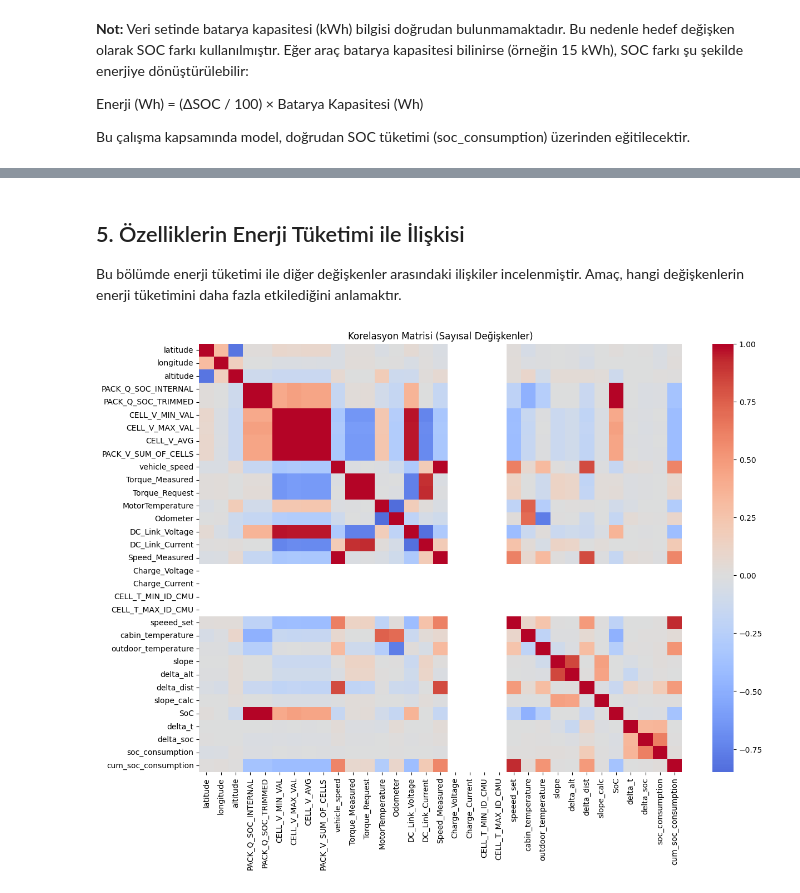
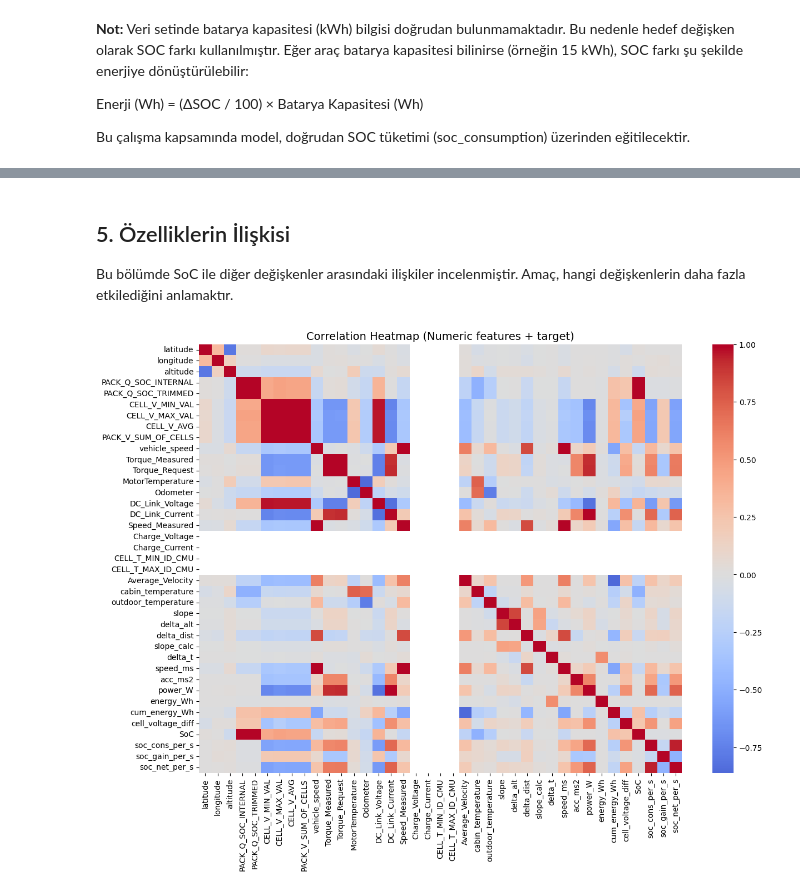
Before and after one commit to gmzdag/ev-energy-prediction, a Jupyter notebook: notebooks/ev_enerji_tuketimi_EDA.ipynb, the cells around one changed output, grey strips where cells are left out. Drawn from its saved outputs; the diff is of its cells as text; code cells hidden in the pictures.

```diff
--- a/notebooks/ev_enerji_tuketimi_EDA.ipynb
+++ b/notebooks/ev_enerji_tuketimi_EDA.ipynb
@@ -199,0 +173,8 @@ display(df[["Time_Stamp", "SoC", "delta_soc", "soc_consumption", "cum_soc_consum
+# %%
+#Power (W) & Energy (Wh)
+df["power_W"] = (df["DC_Link_Voltage"].astype(float) * df["DC_Link_Current"].astype(float))
+df["energy_Wh"] = (df["power_W"] * df["delta_t"]) / 3600.0
+df["cum_energy_Wh"] = df["energy_Wh"].fillna(0).cumsum()
+# %%
+#Hücreler arası voltaj farkı
+df["cell_voltage_diff"] = df["CELL_V_MAX_VAL"] - df["CELL_V_MIN_VAL"]
@@ -199,0 +215,18 @@ display(df[["Time_Stamp", "SoC", "delta_soc", "soc_consumption", "cum_soc_consum
+# %%
+df["SoC"] = df["PACK_Q_SOC_TRIMMED"]
+
+
+# SOC farkı (pozitif → azalma, tüketim)
+delta_soc_raw = df["SoC"].diff()
+
+#    SoC düşüşü → tüketim; SoC artışı → kazanım
+cons_pp      = (-delta_soc_raw).clip(lower=0)             # pp
+gain_pp      = ( delta_soc_raw).clip(lower=0)             # pp
+dt_sec       = df["delta_t"].replace(0, np.nan)           # 0'a bölme önlemi
+
+df["soc_cons_per_s"] = (cons_pp / dt_sec).fillna(0.0)   # hedef 1 (pp/s)
+df["soc_gain_per_s"] = (gain_pp / dt_sec).fillna(0.0)   # hedef 2 (pp/s)
+df["soc_net_per_s"]  = df["soc_cons_per_s"] - df["soc_gain_per_s"]  # opsiyonel tek hedef (pp/s)
+
+# Kontrol
+display(df[["Time_Stamp","SoC","soc_cons_per_s","soc_gain_per_s","soc_net_per_s"]].head(10))
@@ -208,16 +262,17 @@ Bu çalışma kapsamında model, doğrudan SOC tüketimi (soc_consumption) üzer
 # %% [markdown]
-## 5. Özelliklerin Enerji Tüketimi ile İlişkisi
+## 5. Özelliklerin İlişkisi
 
-Bu bölümde enerji tüketimi ile diğer değişkenler arasındaki ilişkiler incelenmiştir.
-Amaç, hangi değişkenlerin enerji tüketimini daha fazla etkilediğini anlamaktır.
+Bu bölümde SoC ile diğer değişkenler arasındaki ilişkiler incelenmiştir.
+Amaç, hangi değişkenlerin daha fazla etkilediğini anlamaktır.
 # %%
-# 1. Korelasyon Matrisi
-num_cols = df.select_dtypes(include=[np.number]).columns.tolist()
-corr = df[num_cols].corr()
+#Korelasyon matrisi
+numeric_cols = df.select_dtypes(include=[np.number]).columns
 
 plt.figure(figsize=(14,10))
-sns.heatmap(corr, cmap="coolwarm", center=0, annot=False)
-plt.title("Korelasyon Matrisi (Sayısal Değişkenler)")
+corr = df[numeric_cols].corr()
+
+sns.heatmap(corr, cmap="coolwarm", center=0, annot=False, cbar=True)
+plt.title("Correlation Heatmap (Numeric features + target)", fontsize=14)
 plt.show()
 # %% [output]
-[figure, old version]
+[figure, new version]
```
Also changed, not shown: parts of 21 cells of this notebook, 3 other files.
